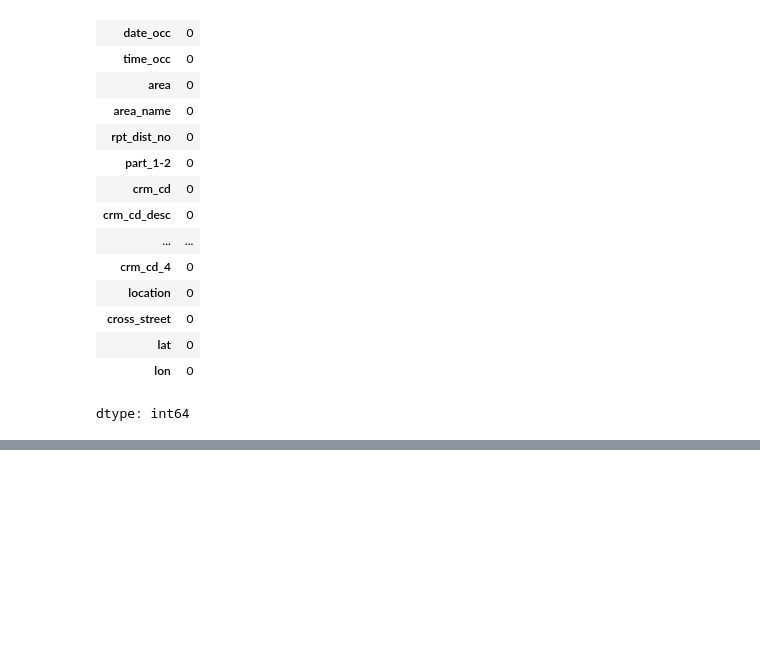
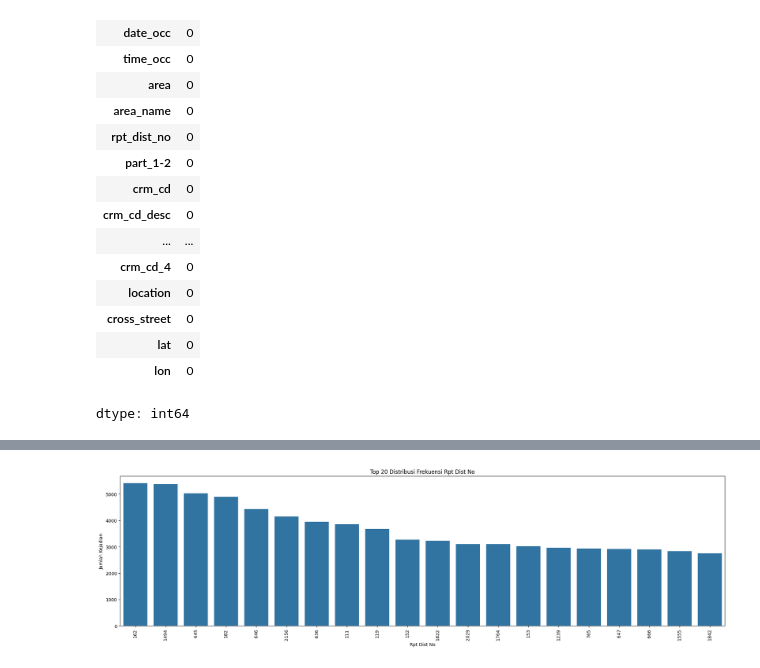
Before and after one commit to randy-ar/gcolab, a Jupyter notebook: Crime_Data_2020_LAPD.ipynb, the cells around one changed output, grey strips where cells are left out. Cells and saved outputs as stored; diff of their text form; code cells hidden in the pictures; blank space fills up the shorter version.

```diff
--- a/Crime_Data_2020_LAPD.ipynb
+++ b/Crime_Data_2020_LAPD.ipynb
@@ -385,0 +664,12 @@ df.to_csv('cleaned_data.csv', index=False)
+# %%
+# Distribusi rpt_dist_no (mungkin terlalu banyak nilai unik, kita bisa lihat top N)
+plt.figure(figsize=(24, 6))
+top_n = df['rpt_dist_no'].value_counts().nlargest(20).index
+sns.countplot(data=df[df['rpt_dist_no'].isin(top_n)], x='rpt_dist_no', order=top_n)
+plt.title('Top 20 Distribusi Frekuensi Rpt Dist No')
+plt.xlabel('Rpt Dist No')
+plt.ylabel('Jumlah Kejadian')
+plt.xticks(rotation=90)
+plt.show()
+# %% [output]
+[figure, added]
```
Also changed, not shown: parts of 75 cells of this notebook.
